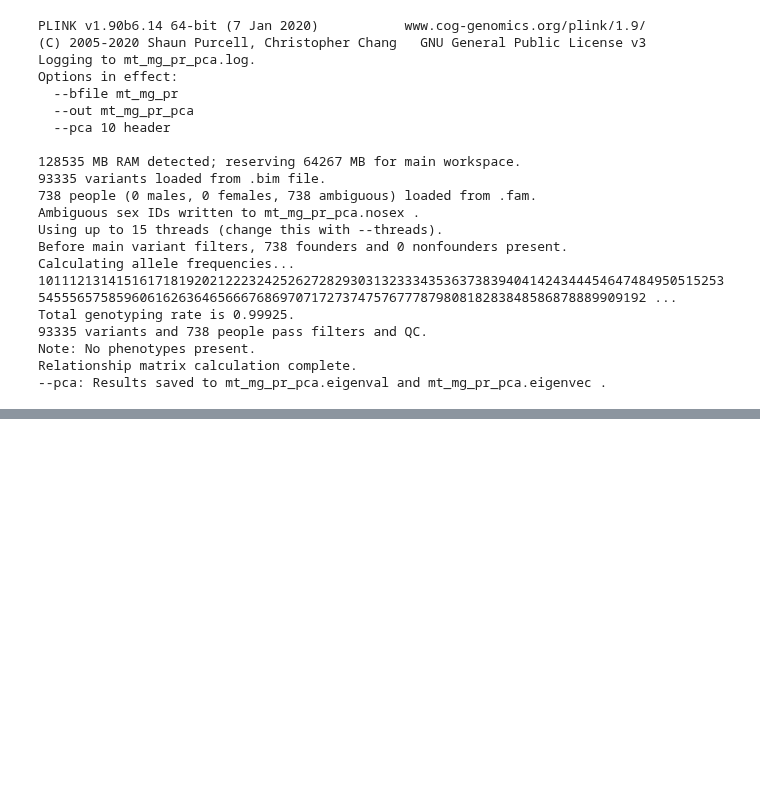
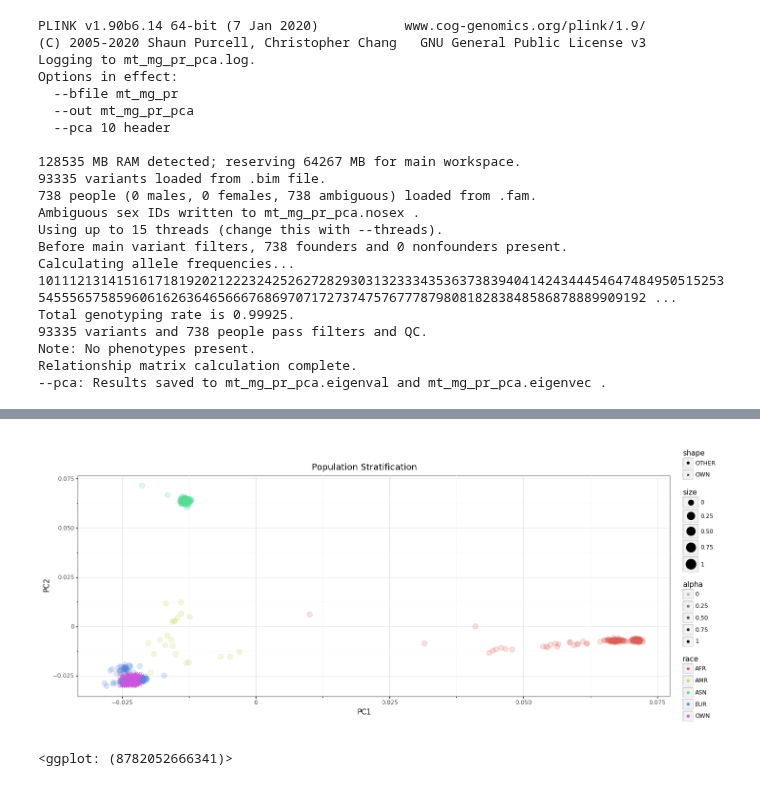
Before and after one commit to related-sciences/gwas-analysis, a Jupyter notebook: notebooks/tutorial/02-population-stratification/gwas-ps-hail.ipynb, the cells around one changed output, grey strips where cells are left out. Cells and saved outputs as stored; diff of their text form; code cells hidden in the pictures; blank space fills up the shorter version.

```diff
--- a/notebooks/tutorial/02-population-stratification/gwas-ps-hail.ipynb
+++ b/notebooks/tutorial/02-population-stratification/gwas-ps-hail.ipynb
@@ -722,2 +701,7 @@ df_tmp_pca.head()
+# %%
+pca_plot(df_plink_pca)
+# %% [output]
+[figure, added]
+<ggplot: (8782052666341)>
 # %%
 # Zoom in on OWN + EUR populations
```
Also changed, not shown: parts of 24 cells of this notebook.
